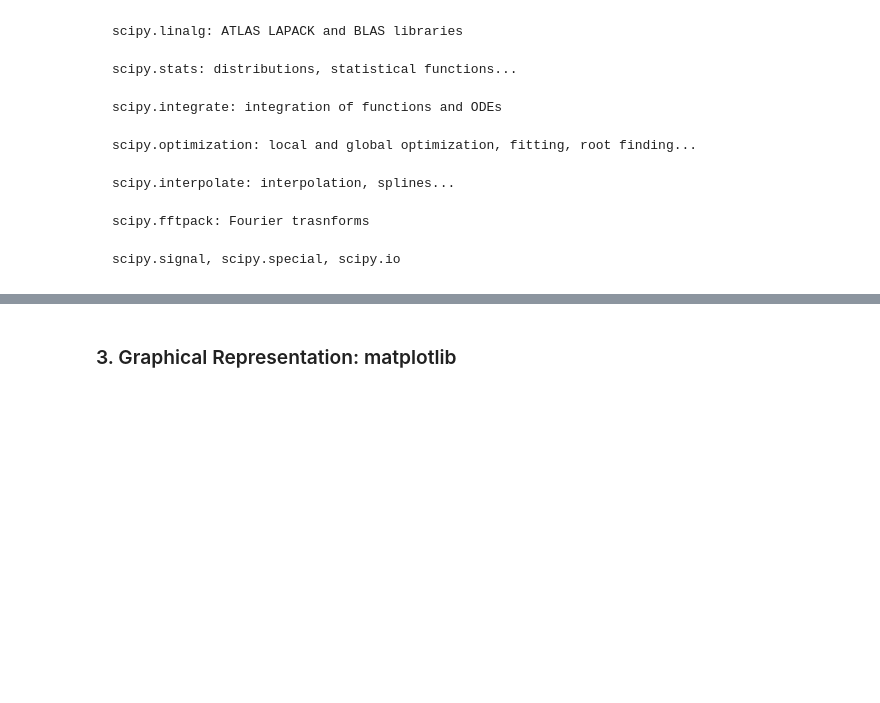
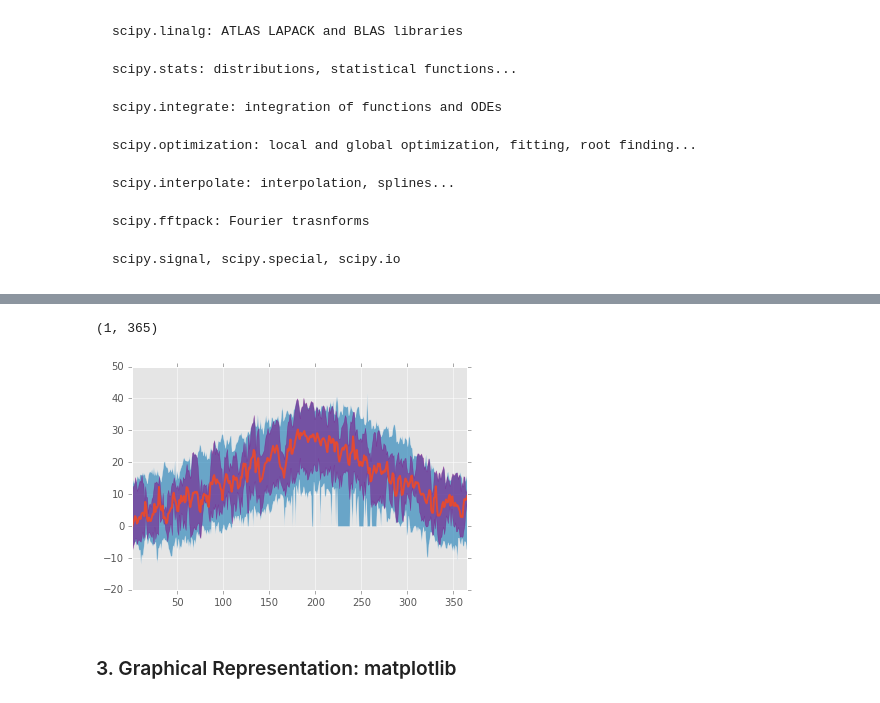
Before and after one commit to AeroPython/basic-python-packages-for-science, a Jupyter notebook: Basic Python Packages for Science.ipynb, the cells around one changed output, grey strips where cells are left out. Drawn from its saved outputs; the diff is of its cells as text; code cells hidden in the pictures; blank space fills up the shorter version.

```diff
--- a/Basic Python Packages for Science.ipynb
+++ b/Basic Python Packages for Science.ipynb
@@ -369,3 +453,12 @@ scipy.signal, scipy.special, scipy.io
+# %%
+plt.fill_between(days, max_max, min_min, alpha=0.7)
+plt.fill_between(days, temp_data2[:,1,-1], temp_data2[:,2,-1],
+                 color='purple', alpha=0.5)
+plt.plot(days, temp_data2[:,0,-1], lw=2)
+plt.xlim(1, 365)
+# %% [output]
+(1, 365)
+[figure, added]
 # %% [markdown]
 ### 3. Graphical Representation: matplotlib
 # %% [markdown]
```
Also changed, not shown: parts of 21 cells of this notebook, 2 other files.
